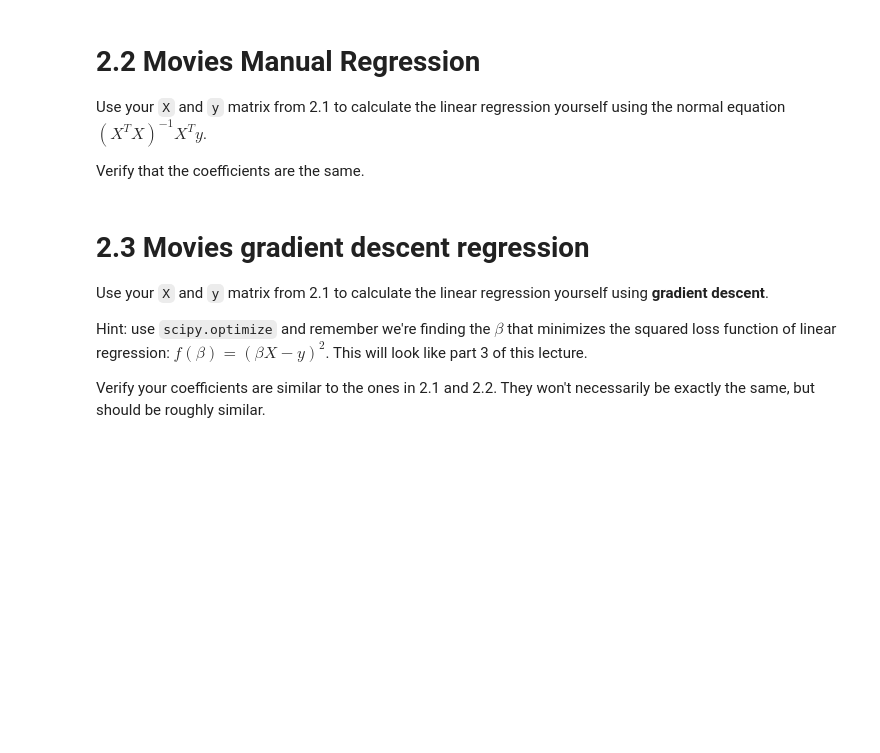
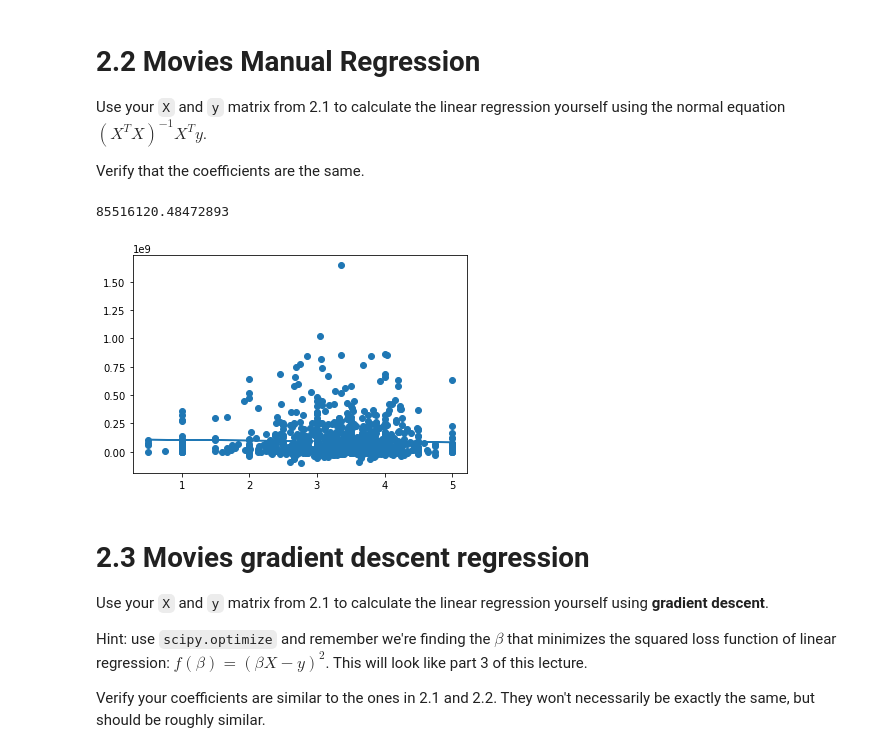
Before and after one commit to cb-ds-1/3-5-optimization, a Jupyter notebook: Workshop_ Maximum likelihood.ipynb, the cells around one changed output. Drawn from its saved outputs; the diff is of its cells as text; code cells hidden in the pictures; blank space fills up the shorter version.

```diff
--- a/Workshop_ Maximum likelihood.ipynb
+++ b/Workshop_ Maximum likelihood.ipynb
@@ -51,6 +204,27 @@ Few notes:
 Use your `X` and `y` matrix from 2.1 to calculate the linear regression yourself using the normal equation $(X^T X)^{-1}X^Ty$.
 
 Verify that the coefficients are the same.
+# %%
+x = np.asarray(movies.groupby(by=['id']).mean().rating)
+y = np.asarray(movies.groupby(by=['id']).mean().profit)
+
+x_bias = np.ones((len(x),1))
+x_prime = np.reshape(x, (len(x),1))
+x_prime = np.append(x_bias,x_prime,axis=1)
+x_transpose = np.transpose(x_prime)
+x_transpose_dot_x = x_transpose.dot(x_prime)
+temp_1 = np.linalg.inv(x_transpose_dot_x)
+temp_2 = x_transpose.dot(y)
+θ = temp_1.dot(temp_2)
+intercept = θ[0]
+slope = θ[1]
+
+plt.scatter(x,y)
+plt.plot(x,slope*x+intercept)
+print(slope*4.5+intercept)
+# %% [output]
+85516120.48472893
+[figure, added]
 # %% [markdown]
 # 2.3 Movies gradient descent regression
 
```
Also changed, not shown: parts of 10 cells of this notebook.
